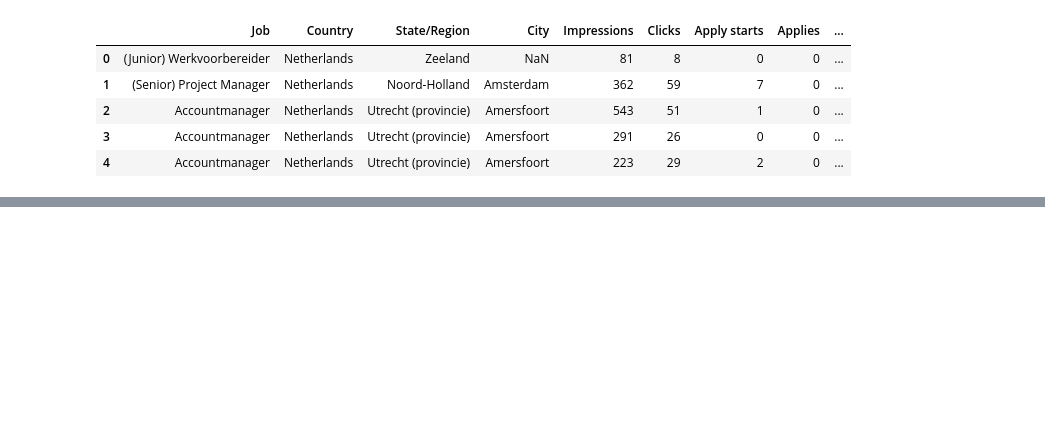
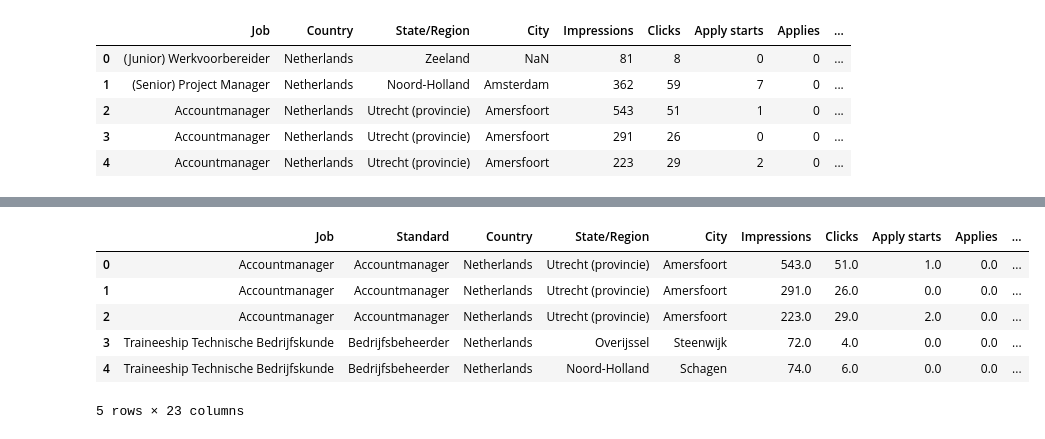
Before and after one commit to Dutchy-dev/Brunel-Indeed, a Jupyter notebook: Code.ipynb, the cells around one changed output, grey strips where cells are left out. Saved outputs shown, nothing was run; the diff lists cells and outputs as text; code cells hidden in the pictures; blank space fills up the shorter version.

```diff
--- a/Code.ipynb
+++ b/Code.ipynb
@@ -465,0 +871,18 @@ Passing `palette` without assigning `hue` is deprecated and will be removed in v
+# %%
+import pandas as pd
+
+df = pd.read_csv(
+    "Map2.csv",
+    sep=";",
+    encoding="latin1"
+)
+
+df.head()
+# %% [output]
+|  | Job | Standard | Country | State/Region | City | Impressions | Clicks | Apply starts | Applies | ... |
+| 0 | Accountmanager | Accountmanager | Netherlands | Utrecht (provincie) | Amersfoort | 543.0 | 51.0 | 1.0 | 0.0 | ... |
+| 1 | Accountmanager | Accountmanager | Netherlands | Utrecht (provincie) | Amersfoort | 291.0 | 26.0 | 0.0 | 0.0 | ... |
+| 2 | Accountmanager | Accountmanager | Netherlands | Utrecht (provincie) | Amersfoort | 223.0 | 29.0 | 2.0 | 0.0 | ... |
+| 3 | Traineeship Technische Bedrijfskunde | Bedrijfsbeheerder | Netherlands | Overijssel | Steenwijk | 72.0 | 4.0 | 0.0 | 0.0 | ... |
+| 4 | Traineeship Technische Bedrijfskunde | Bedrijfsbeheerder | Netherlands | Noord-Holland | Schagen | 74.0 | 6.0 | 0.0 | 0.0 | ... |
+5 rows × 23 columns
```
Also changed, not shown: parts of 17 cells of this notebook.
